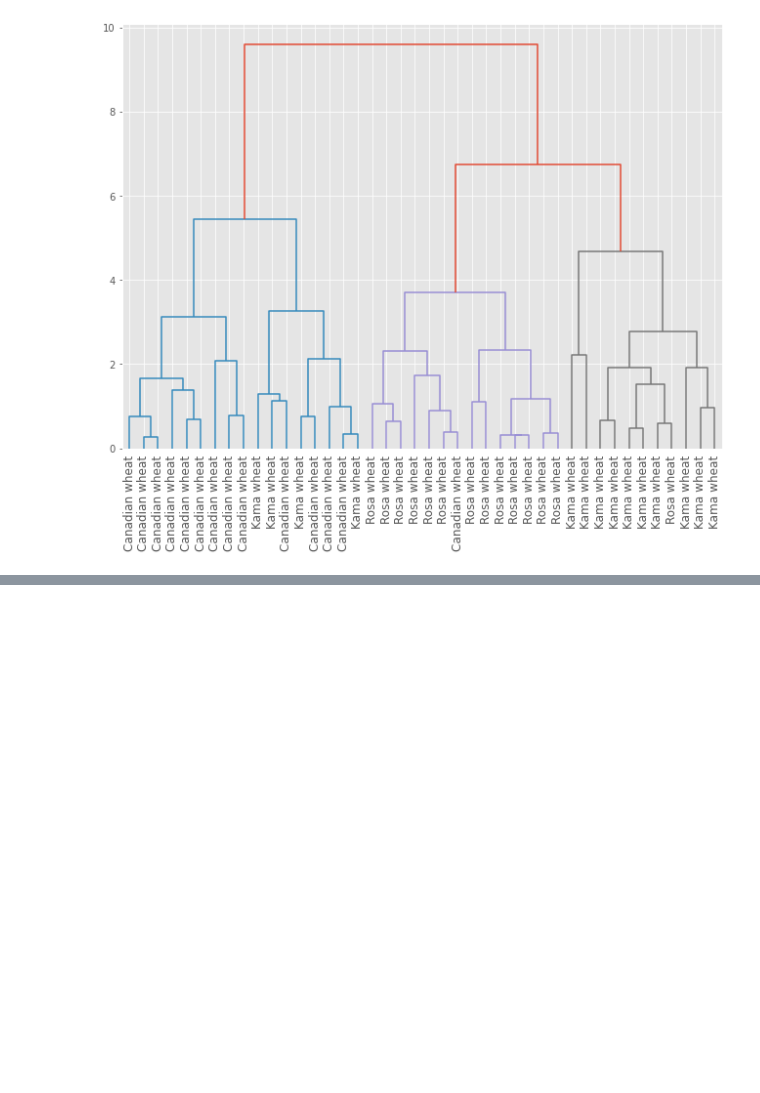
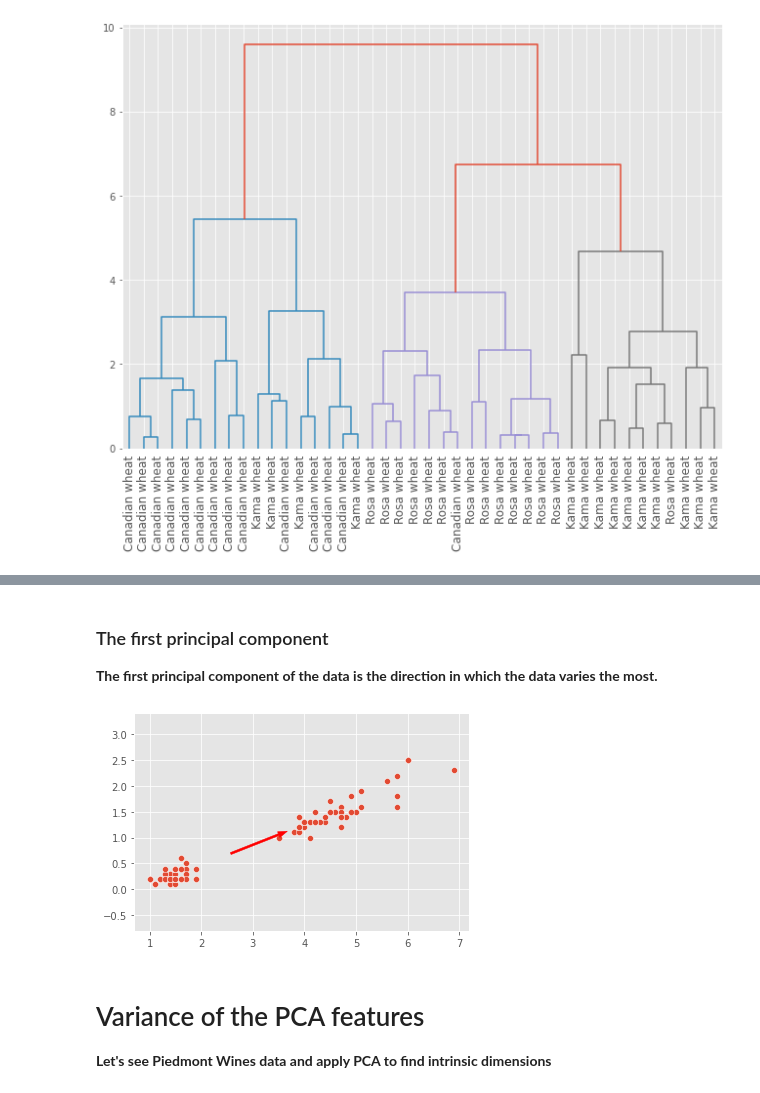
Before and after one commit to nikotinus/UnsupervisedLearning, a Jupyter notebook: Unsupervised Learning - Clustering.ipynb, the cells around one changed output, grey strips where cells are left out. Cells and saved outputs as stored; diff of their text form; code cells hidden in the pictures; blank space fills up the shorter version.

Commit message:
Dimension Reduction with PCA on Breast Cancer Dataset added

```diff
--- a/Unsupervised Learning - Clustering.ipynb
+++ b/Unsupervised Learning - Clustering.ipynb
@@ -686,0 +603,3 @@ plt.show()
+# %% [markdown]
+### The first principal component
+<p><b>The first principal component of the data is the direction in which the data varies the most.</b></p>
@@ -686,0 +618,15 @@ plt.show()
+# %%
+# Make a scatter plot of the untransformed iris (Petal length & Petal width)
+_ = sns.scatterplot(x=iris.data[:,2], y=iris.data[:,3])
+
+# Plot first_pc as an arrow, starting at mean
+_ = plt.arrow(mean[0], mean[1], first_pc[0], first_pc[1], color='red', width=0.04)
+
+# Keep axes on same scale
+_ = plt.axis('equal')
+_ = plt.show()
+# %% [output]
+[figure, added]
+# %% [markdown]
+# Variance of the PCA features
+<p><b>Let's see Piedmont Wines data and apply PCA to find intrinsic dimensions</b></p>
```
Also changed, not shown: parts of 134 cells of this notebook.
